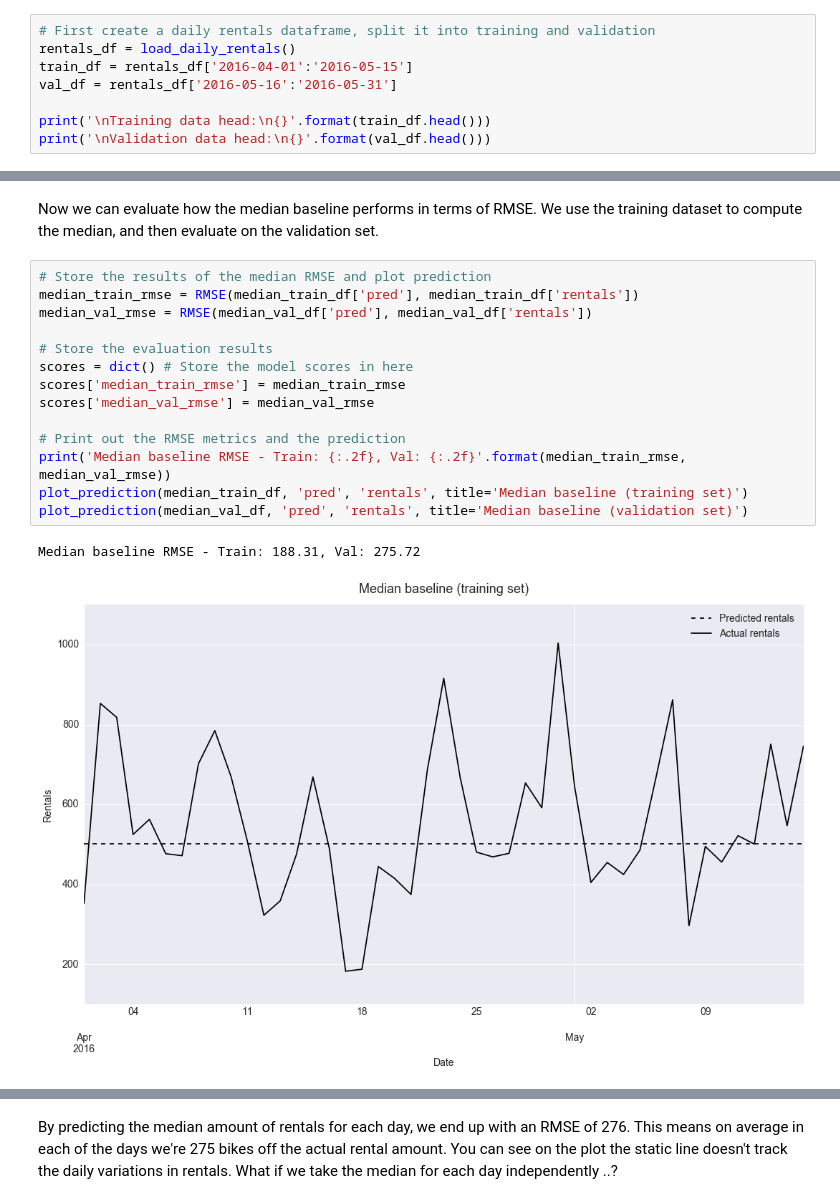
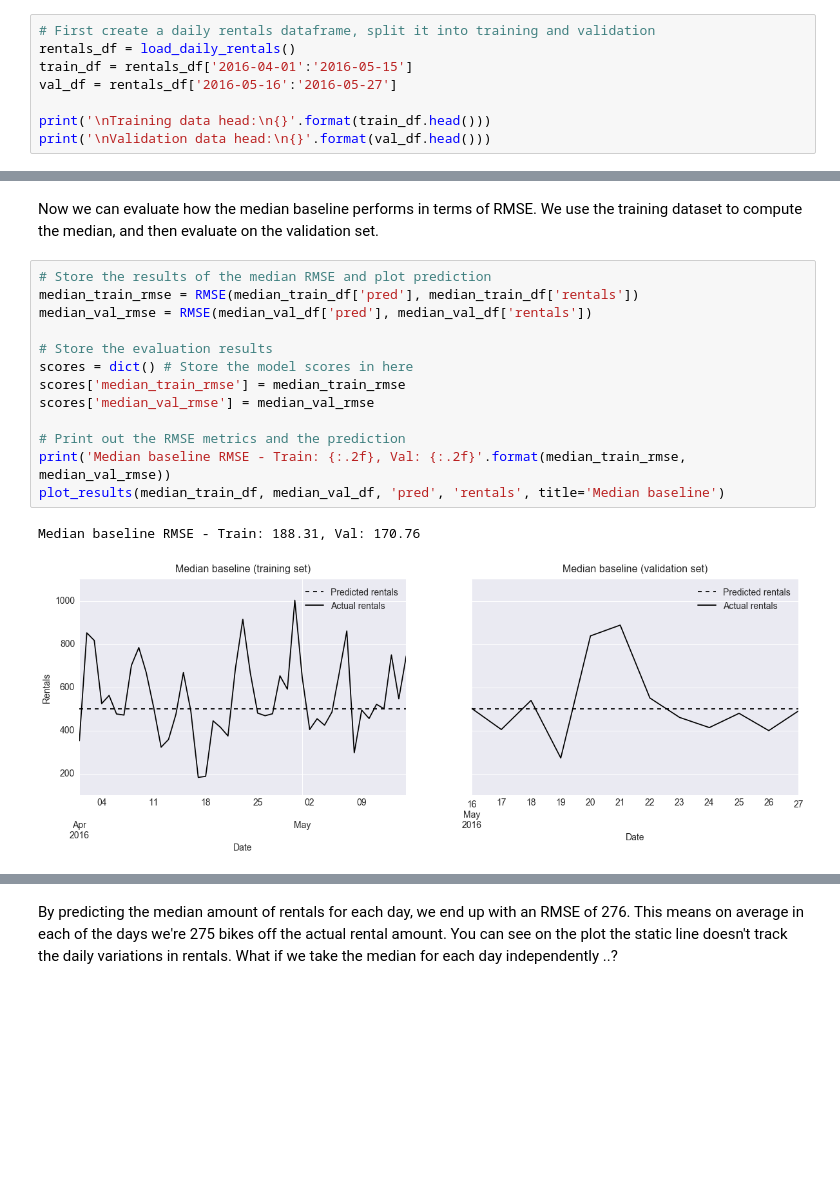
Before and after one commit to timgasser/bcycle-austin, a Jupyter notebook: notebooks/bcycle_daily_rental_models.ipynb, the cells around one changed output, grey strips where cells are left out. Drawn from its saved outputs; the diff is of its cells as text; blank space fills up the shorter version.

Commit message:
Changed validation range to not include Memorial day weekend
* Also cleaned up time series and residual plots

```diff
--- a/notebooks/bcycle_daily_rental_models.ipynb
+++ b/notebooks/bcycle_daily_rental_models.ipynb
@@ -44,7 +44,7 @@ I'll create a couple of simple baselines first, which just use previous rental n
 # First create a daily rentals dataframe, split it into training and validation
 rentals_df = load_daily_rentals()
 train_df = rentals_df['2016-04-01':'2016-05-15']
-val_df = rentals_df['2016-05-16':'2016-05-31']
+val_df = rentals_df['2016-05-16':'2016-05-27']
 
 print('\nTraining data head:\n{}'.format(train_df.head()))
 print('\nValidation data head:\n{}'.format(val_df.head()))
@@ -116,17 +152,16 @@ Now we can evaluate how the median baseline performs in terms of RMSE. We use th
 # %%
 # Store the results of the median RMSE and plot prediction
 median_train_rmse = RMSE(median_train_df['pred'], median_train_df['rentals'])
 median_val_rmse = RMSE(median_val_df['pred'], median_val_df['rentals'])
 
 # Store the evaluation results
 scores = dict() # Store the model scores in here
 scores['median_train_rmse'] = median_train_rmse
 scores['median_val_rmse'] = median_val_rmse
 
 # Print out the RMSE metrics and the prediction
 print('Median baseline RMSE - Train: {:.2f}, Val: {:.2f}'.format(median_train_rmse, median_val_rmse))
-plot_prediction(median_train_df, 'pred', 'rentals', title='Median baseline (training set)')
-plot_prediction(median_val_df, 'pred', 'rentals', title='Median baseline (validation set)')
+plot_results(median_train_df, median_val_df, 'pred', 'rentals', title='Median baseline')
 # %% [output]
-Median baseline RMSE - Train: 188.31, Val: 275.72
+Median baseline RMSE - Train: 188.31, Val: 170.76
-[figure, old version]
+[figure, new version]
```
Also changed, not shown: parts of 22 cells of this notebook, 1 other file.
